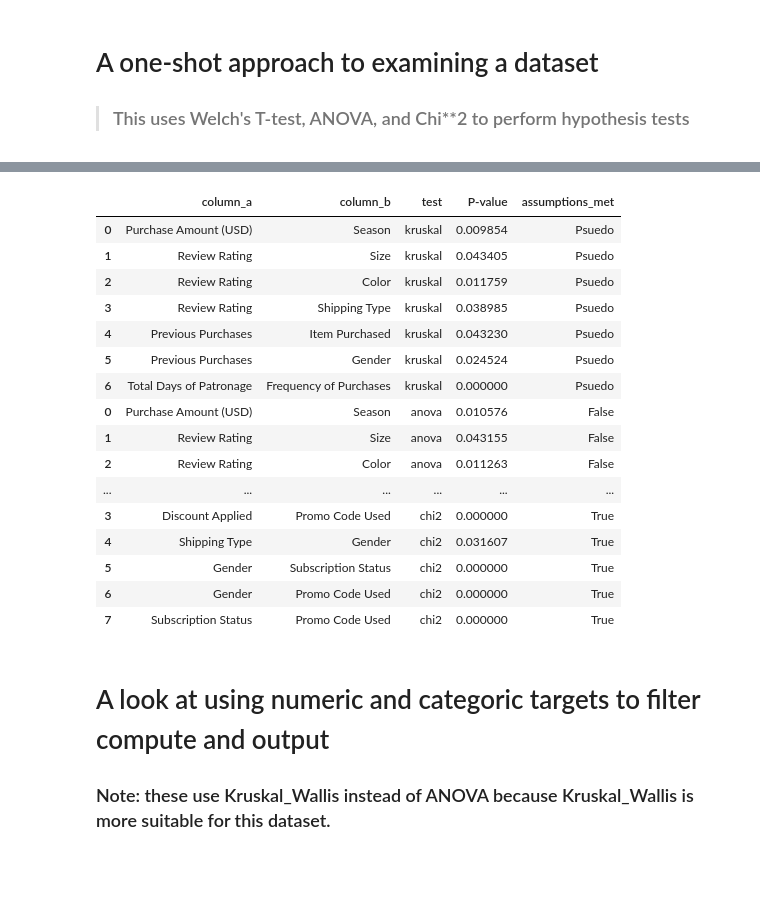
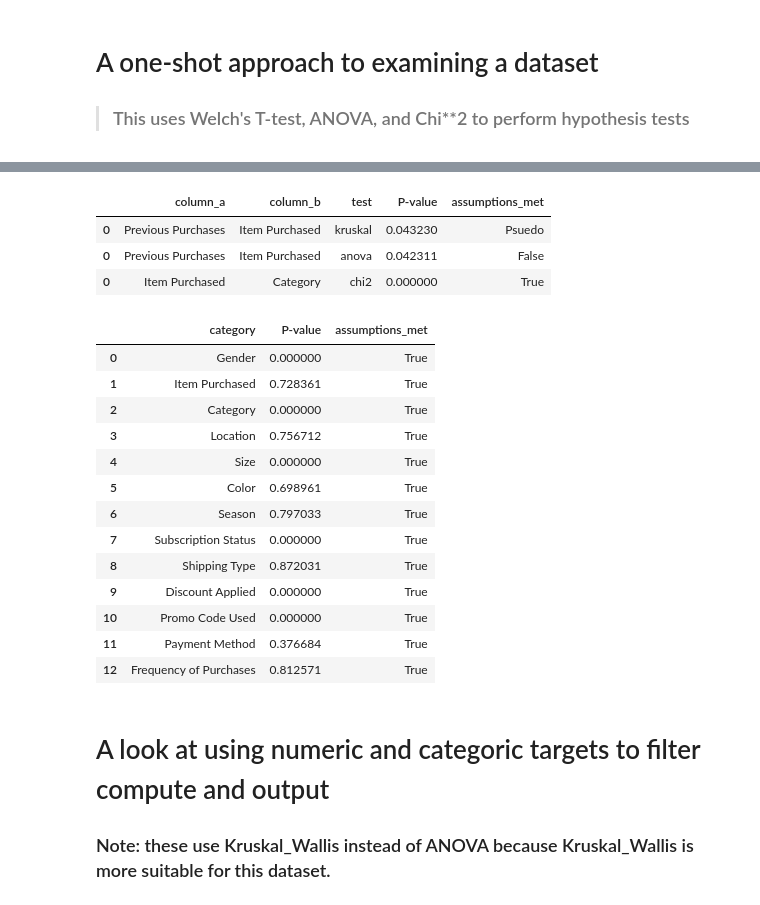
Before and after one commit to Leeishere/Consumer_Habits, a Jupyter notebook: utils/compare_columns_quickstart.ipynb, the cells around one changed output, grey strips where cells are left out. Cells and saved outputs as stored; diff of their text form; code cells hidden in the pictures; blank space fills up the shorter version.

```diff
--- a/utils/compare_columns_quickstart.ipynb
+++ b/utils/compare_columns_quickstart.ipynb
@@ -150,35 +175,44 @@ Rejected Null for Numeric-to-Numeric, Categoric-to-Categoric, and Categoric-to-N
 # %%
 round(cc.multi_test_column_comparison(cons_habs,
                         numnum_meth_alpha_above=[('pearson',0.6,True),('spearman',0.6,True),('kendall',0.6,True)],
                         catnum_meth_alpha_above=[('kruskal',0.05,False),('anova',0.05,False)],
                         catcat_meth_alpha_above=[('chi2',0.05,False)],
                         numeric_columns=None,
                         categoric_columns=None,
                         numeric_target=None,
-                        categoric_target=None,
+                        categoric_target='Item Purchased',
                         cols_to_exclude_from_targets=None,
                         check_assumptions=True,
-                        anova_assumption_check_params=None,
-                        chi2_assumption_check_params=None,
-                        kruskal_assumption_check_params={'return_pseudo':True}),6)
+                        anova_assumption_check_params={'dropna':False},
+                        chi2_assumption_check_params={'dropna':False},
+                        kruskal_assumption_check_params={'return_pseudo':True, 'dropna':False}),6)
 # %% [output]
 |  | column_a | column_b | test | P-value | assumptions_met |
-| 0 | Purchase Amount (USD) | Season | kruskal | 0.009854 | Psuedo |
-| 1 | Review Rating | Size | kruskal | 0.043405 | Psuedo |
-| 2 | Review Rating | Color | kruskal | 0.011759 | Psuedo |
-| 3 | Review Rating | Shipping Type | kruskal | 0.038985 | Psuedo |
-| 4 | Previous Purchases | Item Purchased | kruskal | 0.043230 | Psuedo |
-| 5 | Previous Purchases | Gender | kruskal | 0.024524 | Psuedo |
-| 6 | Total Days of Patronage | Frequency of Purchases | kruskal | 0.000000 | Psuedo |
-| 0 | Purchase Amount (USD) | Season | anova | 0.010576 | False |
-| 1 | Review Rating | Size | anova | 0.043155 | False |
-| 2 | Review Rating | Color | anova | 0.011263 | False |
-| ... | ... | ... | ... | ... | ... |
-| 3 | Discount Applied | Promo Code Used | chi2 | 0.000000 | True |
-| 4 | Shipping Type | Gender | chi2 | 0.031607 | True |
-| 5 | Gender | Subscription Status | chi2 | 0.000000 | True |
-| 6 | Gender | Promo Code Used | chi2 | 0.000000 | True |
-| 7 | Subscription Status | Promo Code Used | chi2 | 0.000000 | True |
+| 0 | Previous Purchases | Item Purchased | kruskal | 0.043230 | Psuedo |
+| 0 | Previous Purchases | Item Purchased | anova | 0.042311 | False |
+| 0 | Item Purchased | Category | chi2 | 0.000000 | True |
+# %%
+round(cc.filterable_all_column_goodness_of_fit(cons_habs,
+                        cat_alpha_above=(0.05,None),
+                        categoric_columns=None,
+                        cols_to_exclude_from_targets=None,
+                        dropna=None,
+                        check_assumptions=True),6)
+# %% [output]
+|  | category | P-value | assumptions_met |
+| 0 | Gender | 0.000000 | True |
+| 1 | Item Purchased | 0.728361 | True |
+| 2 | Category | 0.000000 | True |
+| 3 | Location | 0.756712 | True |
+| 4 | Size | 0.000000 | True |
+| 5 | Color | 0.698961 | True |
+| 6 | Season | 0.797033 | True |
+| 7 | Subscription Status | 0.000000 | True |
+| 8 | Shipping Type | 0.872031 | True |
+| 9 | Discount Applied | 0.000000 | True |
+| 10 | Promo Code Used | 0.000000 | True |
+| 11 | Payment Method | 0.376684 | True |
+| 12 | Frequency of Purchases | 0.812571 | True |
 # %% [markdown]
 # A look at using numeric and categoric targets to filter compute and output
 ### Note: these use Kruskal_Wallis instead of ANOVA because Kruskal_Wallis is more suitable for this dataset.
```
Also changed, not shown: parts of 6 cells of this notebook, 10 other files.
